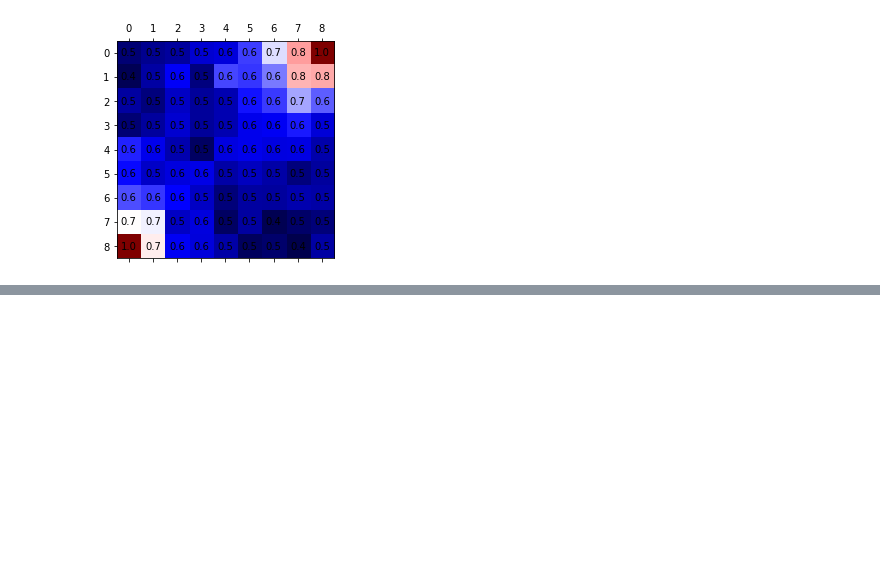
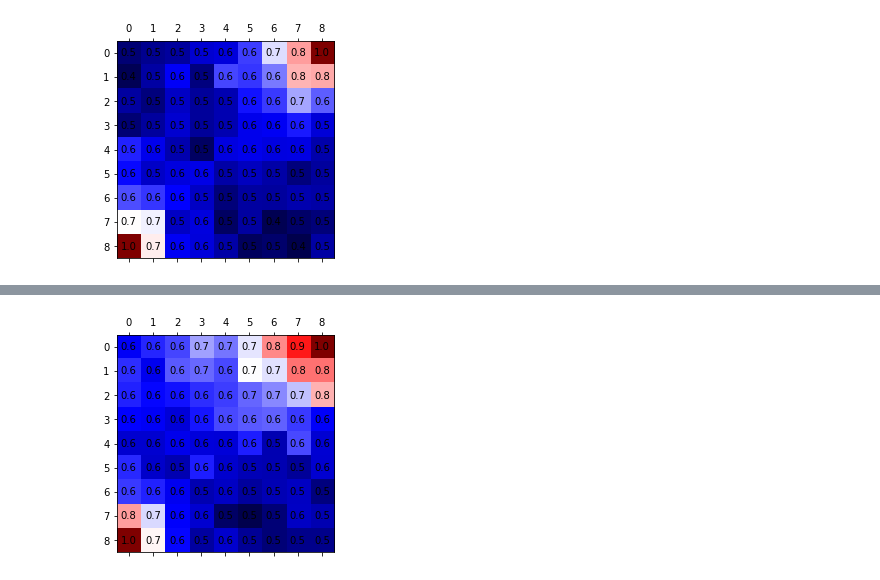
Before and after one commit to dkkim93/dynamic-programming-marl, a Jupyter notebook: notebook/Policy Evaluation in Multiagent Settings.ipynb, the cells around one changed output, grey strips where cells are left out. Saved outputs shown, nothing was run; the diff lists cells and outputs as text; code cells hidden in the pictures; blank space fills up the shorter version.

```diff
--- a/notebook/Policy Evaluation in Multiagent Settings.ipynb
+++ b/notebook/Policy Evaluation in Multiagent Settings.ipynb
@@ -109,0 +115,6 @@ Text(0,0.5,'Difference between true expected return')
+# %%
+# Read true return (montecarlo) data
+true_return = np.load("../data/montecarlo_25.npy")
+vis(true_return)
+# %% [output]
+[figure, added]
```
Also changed, not shown: parts of 5 cells of this notebook.
